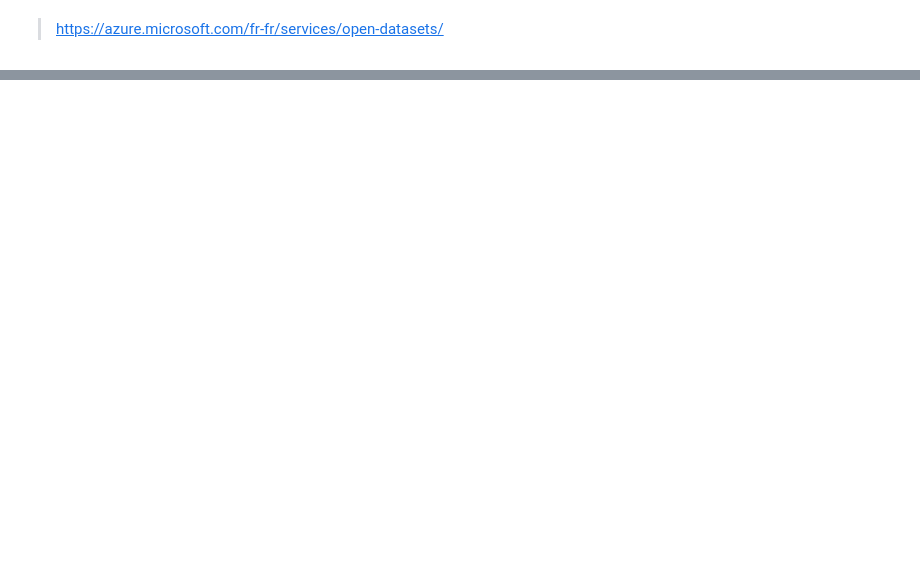
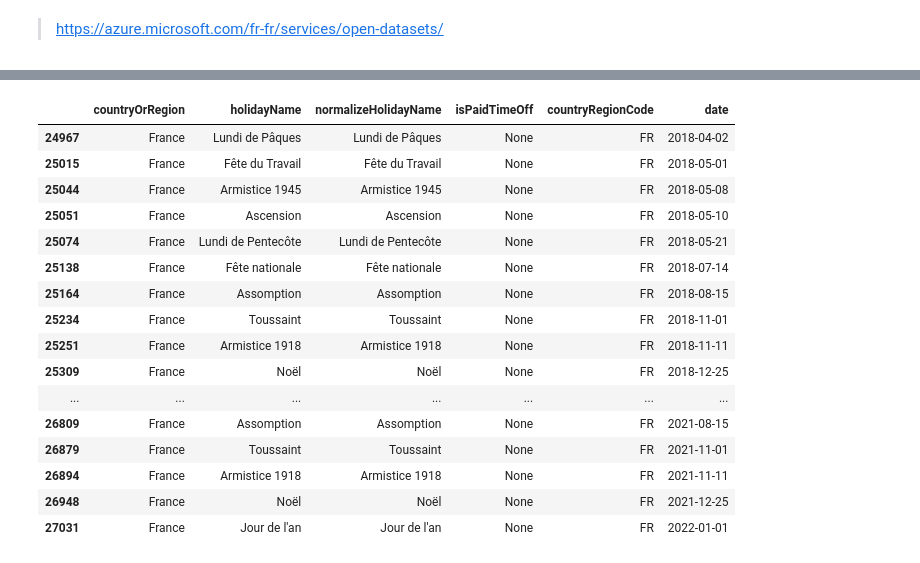
Before and after one commit to retkowsky/WorkshopAML2020, a Jupyter notebook: 1 Introduction Azure ML.ipynb, the cells around one changed output, grey strips where cells are left out. Cells and saved outputs as stored; diff of their text form; code cells hidden in the pictures; blank space fills up the shorter version.

```diff
--- a/1 Introduction Azure ML.ipynb
+++ b/1 Introduction Azure ML.ipynb
@@ -344,0 +325,7 @@ isd.to_pandas_dataframe().head()
+# %%
+# Intervalle
+end_date = datetime.today() + relativedelta(months=24)
+start_date = datetime.today() - relativedelta(months=24)
+# %%
+hol = PublicHolidays(start_date=start_date, end_date=end_date)
+joursferies = hol.to_pandas_dataframe()
@@ -345,2 +350,24 @@ isd.to_pandas_dataframe().head()
+# %%
+joursferiesFR=joursferies[joursferies.countryRegionCode == 'FR']
+# %%
+joursferiesFR
+# %% [output]
+|  | countryOrRegion | holidayName | normalizeHolidayName | isPaidTimeOff | countryRegionCode | date |
+| 24967 | France | Lundi de Pâques | Lundi de Pâques | None | FR | 2018-04-02 |
+| 25015 | France | Fête du Travail | Fête du Travail | None | FR | 2018-05-01 |
+| 25044 | France | Armistice 1945 | Armistice 1945 | None | FR | 2018-05-08 |
+| 25051 | France | Ascension | Ascension | None | FR | 2018-05-10 |
+| 25074 | France | Lundi de Pentecôte | Lundi de Pentecôte | None | FR | 2018-05-21 |
+| 25138 | France | Fête nationale | Fête nationale | None | FR | 2018-07-14 |
+| 25164 | France | Assomption | Assomption | None | FR | 2018-08-15 |
+| 25234 | France | Toussaint | Toussaint | None | FR | 2018-11-01 |
+| 25251 | France | Armistice 1918 | Armistice 1918 | None | FR | 2018-11-11 |
+| 25309 | France | Noël | Noël | None | FR | 2018-12-25 |
+| ... | ... | ... | ... | ... | ... | ... |
+| 26809 | France | Assomption | Assomption | None | FR | 2021-08-15 |
+| 26879 | France | Toussaint | Toussaint | None | FR | 2021-11-01 |
+| 26894 | France | Armistice 1918 | Armistice 1918 | None | FR | 2021-11-11 |
+| 26948 | France | Noël | Noël | None | FR | 2021-12-25 |
+| 27031 | France | Jour de l'an | Jour de l'an | None | FR | 2022-01-01 |
 # %% [markdown]
 <img src="https://github.com/retkowsky/images/blob/master/Powered-by-MS-Azure-logo-v2.png?raw=true" height="300" width="300">
```
Also changed, not shown: parts of 16 cells of this notebook.
